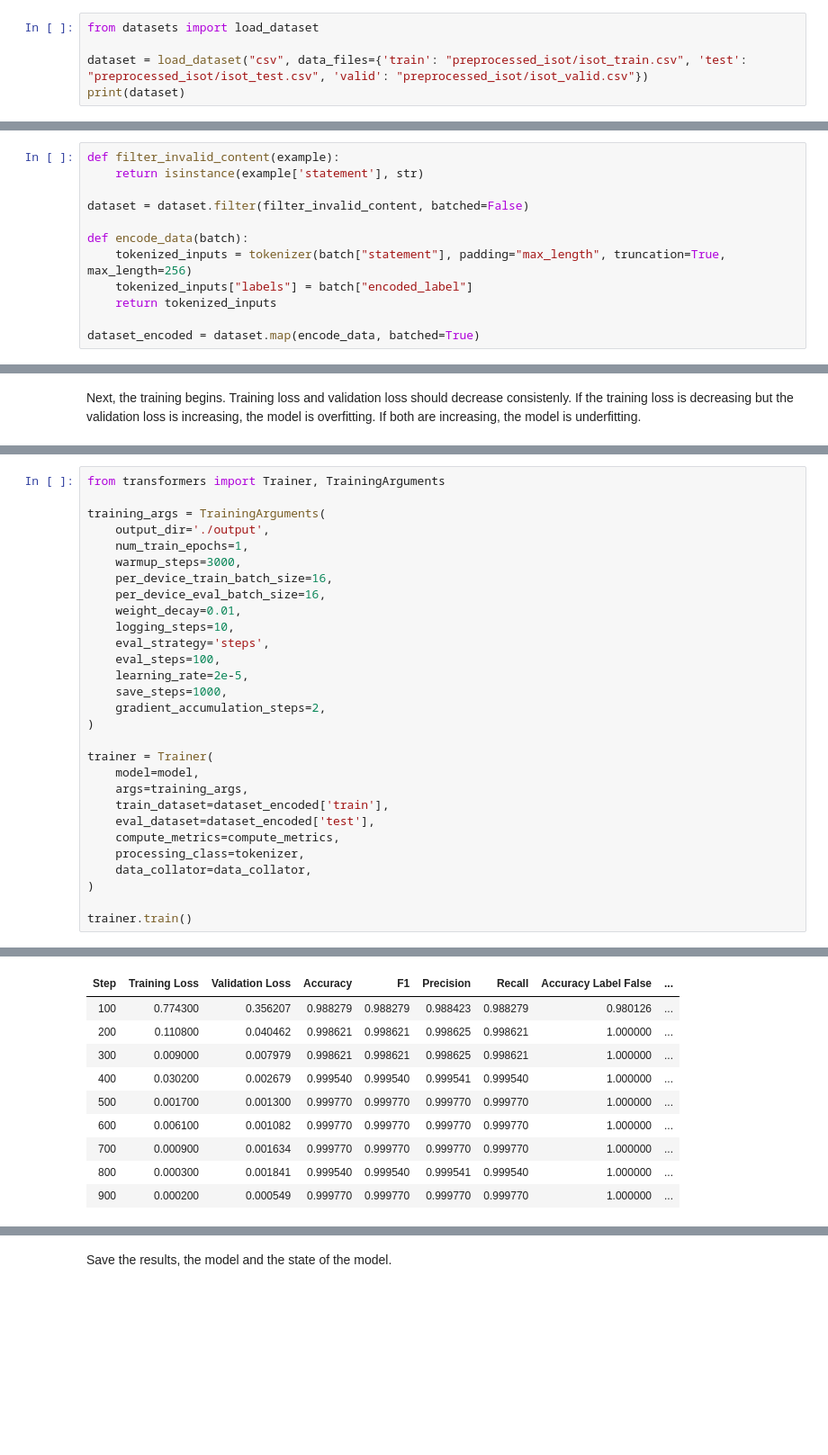
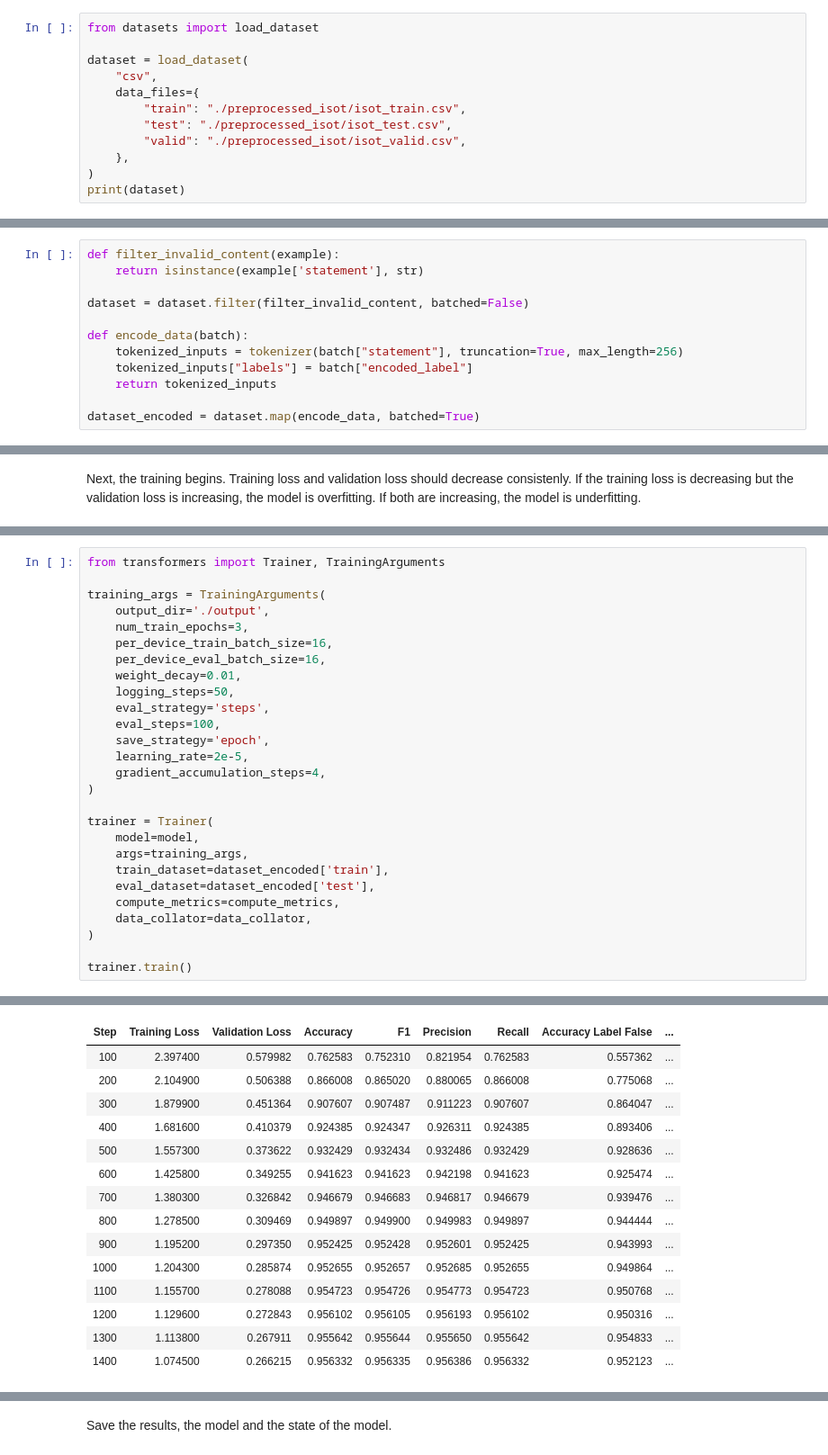
Before and after one commit to dariiing/Fake-News-Detection, a Jupyter notebook: albert_isot_classification.ipynb, the cells around one changed output, grey strips where cells are left out. Shown: that part at 90% size. Cells and saved outputs as stored; diff of their text form; blank space fills up the shorter version.

```diff
--- a/albert_isot_classification.ipynb
+++ b/albert_isot_classification.ipynb
@@ -3,7 +3,14 @@ Import the preprocessed ISOT dataset
 # %%
 from datasets import load_dataset
 
-dataset = load_dataset("csv", data_files={'train': "preprocessed_isot/isot_train.csv", 'test': "preprocessed_isot/isot_test.csv", 'valid': "preprocessed_isot/isot_valid.csv"})
+dataset = load_dataset(
+    "csv",
+    data_files={
+        "train": "./preprocessed_isot/isot_train.csv",
+        "test": "./preprocessed_isot/isot_test.csv",
+        "valid": "./preprocessed_isot/isot_valid.csv",
+    },
+)
 print(dataset)
 # %% [output]
 DatasetDict({
@@ -108,7 +160,7 @@ def filter_invalid_content(example):
 dataset = dataset.filter(filter_invalid_content, batched=False)
 
 def encode_data(batch):
-    tokenized_inputs = tokenizer(batch["statement"], padding="max_length", truncation=True, max_length=256)
+    tokenized_inputs = tokenizer(batch["statement"], truncation=True, max_length=256)
     tokenized_inputs["labels"] = batch["encoded_label"]
     return tokenized_inputs
 
@@ -215,17 +270,16 @@ from transformers import Trainer, TrainingArguments
 
 training_args = TrainingArguments(
     output_dir='./output',
-    num_train_epochs=1,
-    warmup_steps=3000,
+    num_train_epochs=3,
     per_device_train_batch_size=16,
     per_device_eval_batch_size=16,
     weight_decay=0.01,
-    logging_steps=10,
+    logging_steps=50,
     eval_strategy='steps',
     eval_steps=100,
+    save_strategy='epoch',
     learning_rate=2e-5,
-    save_steps=1000,
-    gradient_accumulation_steps=2,
+    gradient_accumulation_steps=4,
 )
 
 trainer = Trainer(
@@ -234,7 +288,6 @@ trainer = Trainer(
     train_dataset=dataset_encoded['train'],
     eval_dataset=dataset_encoded['test'],
     compute_metrics=compute_metrics,
-    processing_class=tokenizer,
     data_collator=data_collator,
 )
 
@@ -244,10 +297,15 @@ trainer.train()
 | Step | Training Loss | Validation Loss | Accuracy | F1 | Precision | Recall | Accuracy Label False | ... |
-| 100 | 0.774300 | 0.356207 | 0.988279 | 0.988279 | 0.988423 | 0.988279 | 0.980126 | ... |
-| 200 | 0.110800 | 0.040462 | 0.998621 | 0.998621 | 0.998625 | 0.998621 | 1.000000 | ... |
-| 300 | 0.009000 | 0.007979 | 0.998621 | 0.998621 | 0.998625 | 0.998621 | 1.000000 | ... |
-| 400 | 0.030200 | 0.002679 | 0.999540 | 0.999540 | 0.999541 | 0.999540 | 1.000000 | ... |
-| 500 | 0.001700 | 0.001300 | 0.999770 | 0.999770 | 0.999770 | 0.999770 | 1.000000 | ... |
-| 600 | 0.006100 | 0.001082 | 0.999770 | 0.999770 | 0.999770 | 0.999770 | 1.000000 | ... |
-| 700 | 0.000900 | 0.001634 | 0.999770 | 0.999770 | 0.999770 | 0.999770 | 1.000000 | ... |
-| 800 | 0.000300 | 0.001841 | 0.999540 | 0.999540 | 0.999541 | 0.999540 | 1.000000 | ... |
-| 900 | 0.000200 | 0.000549 | 0.999770 | 0.999770 | 0.999770 | 0.999770 | 1.000000 | ... |
+| 100 | 2.397400 | 0.579982 | 0.762583 | 0.752310 | 0.821954 | 0.762583 | 0.557362 | ... |
+| 200 | 2.104900 | 0.506388 | 0.866008 | 0.865020 | 0.880065 | 0.866008 | 0.775068 | ... |
+| 300 | 1.879900 | 0.451364 | 0.907607 | 0.907487 | 0.911223 | 0.907607 | 0.864047 | ... |
+| 400 | 1.681600 | 0.410379 | 0.924385 | 0.924347 | 0.926311 | 0.924385 | 0.893406 | ... |
+| 500 | 1.557300 | 0.373622 | 0.932429 | 0.932434 | 0.932486 | 0.932429 | 0.928636 | ... |
+| 600 | 1.425800 | 0.349255 | 0.941623 | 0.941623 | 0.942198 | 0.941623 | 0.925474 | ... |
+| 700 | 1.380300 | 0.326842 | 0.946679 | 0.946683 | 0.946817 | 0.946679 | 0.939476 | ... |
+| 800 | 1.278500 | 0.309469 | 0.949897 | 0.949900 | 0.949983 | 0.949897 | 0.944444 | ... |
+| 900 | 1.195200 | 0.297350 | 0.952425 | 0.952428 | 0.952601 | 0.952425 | 0.943993 | ... |
+| 1000 | 1.204300 | 0.285874 | 0.952655 | 0.952657 | 0.952685 | 0.952655 | 0.949864 | ... |
+| 1100 | 1.155700 | 0.278088 | 0.954723 | 0.954726 | 0.954773 | 0.954723 | 0.950768 | ... |
+| 1200 | 1.129600 | 0.272843 | 0.956102 | 0.956105 | 0.956193 | 0.956102 | 0.950316 | ... |
+| 1300 | 1.113800 | 0.267911 | 0.955642 | 0.955644 | 0.955650 | 0.955642 | 0.954833 | ... |
+| 1400 | 1.074500 | 0.266215 | 0.956332 | 0.956335 | 0.956386 | 0.956332 | 0.952123 | ... |
```
Also changed, not shown: parts of 9 cells of this notebook, 5 other files.
